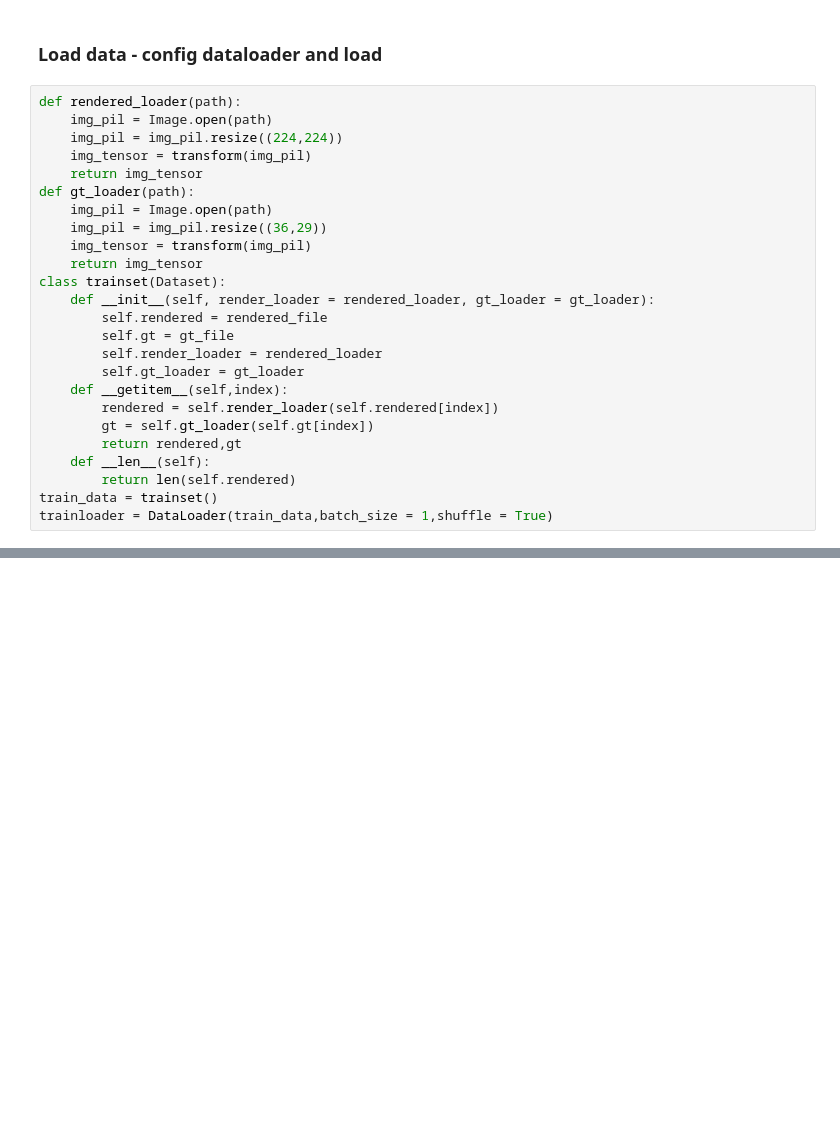
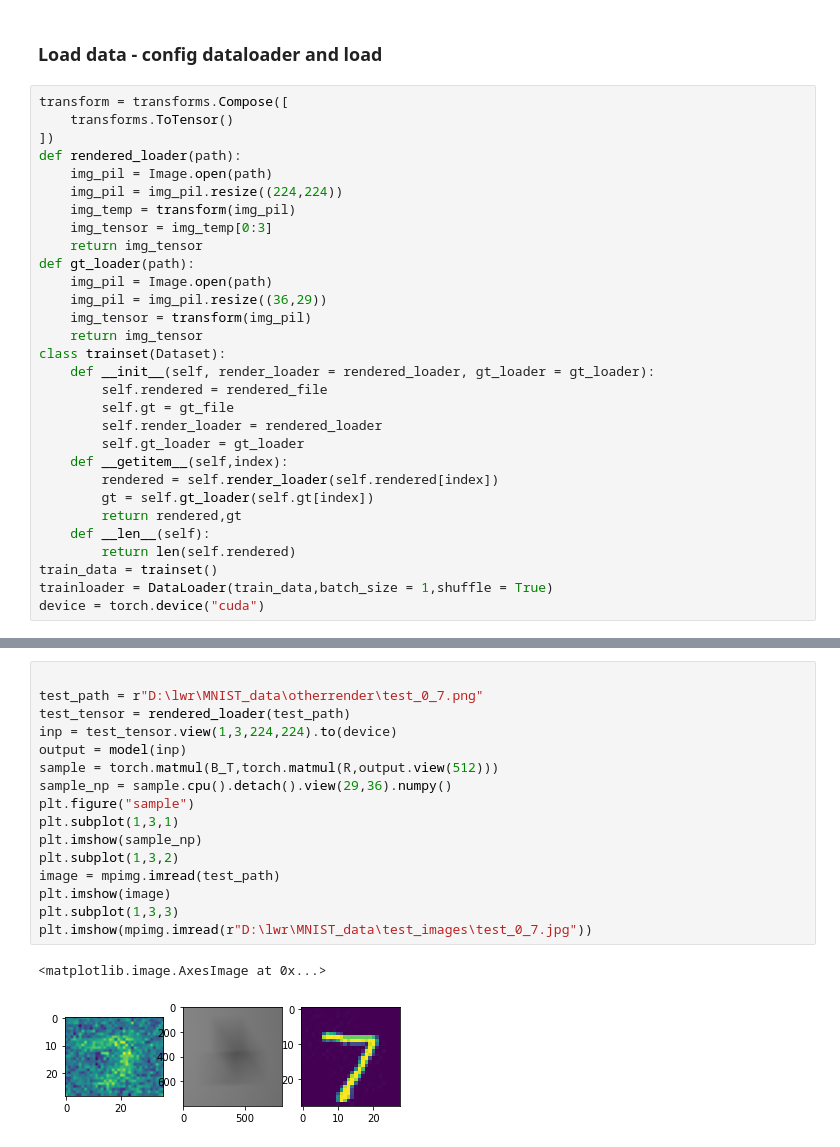
Before and after one commit to wenruiLiA15/NLOS-NN, a Jupyter notebook: train.ipynb, the cells around one changed output, grey strips where cells are left out. Saved outputs shown, nothing was run; the diff lists cells and outputs as text; blank space fills up the shorter version.

```diff
--- a/train.ipynb
+++ b/train.ipynb
@@ -25,10 +28,14 @@ np.save( "gt_file.npy",gt_file)
 # %% [markdown]
 ### Load data - config dataloader and load
 # %%
+transform = transforms.Compose([
+    transforms.ToTensor()
+])
 def rendered_loader(path):
     img_pil = Image.open(path)
     img_pil = img_pil.resize((224,224))
-    img_tensor = transform(img_pil)
+    img_temp = transform(img_pil)
+    img_tensor = img_temp[0:3]
     return img_tensor
 def gt_loader(path):
     img_pil = Image.open(path)
@@ -49,3 +56,4 @@ class trainset(Dataset):
         return len(self.rendered)
 train_data = trainset()
 trainloader = DataLoader(train_data,batch_size = 1,shuffle = True)
+device = torch.device("cuda")
@@ -169,0 +257,19 @@ tensor(36009.2773)
+# %%
+
+test_path = r"D:\lwr\MNIST_data\otherrender\test_0_7.png"
+test_tensor = rendered_loader(test_path)
+inp = test_tensor.view(1,3,224,224).to(device)
+output = model(inp)
+sample = torch.matmul(B_T,torch.matmul(R,output.view(512)))
+sample_np = sample.cpu().detach().view(29,36).numpy()
+plt.figure("sample")
+plt.subplot(1,3,1)
+plt.imshow(sample_np)
+plt.subplot(1,3,2)
+image = mpimg.imread(test_path)
+plt.imshow(image)
+plt.subplot(1,3,3)
+plt.imshow(mpimg.imread(r"D:\lwr\MNIST_data\test_images\test_0_7.jpg"))
+# %% [output]
+<matplotlib.image.AxesImage at 0x...>
+[figure, added]
```
Also changed, not shown: parts of 27 cells of this notebook.
